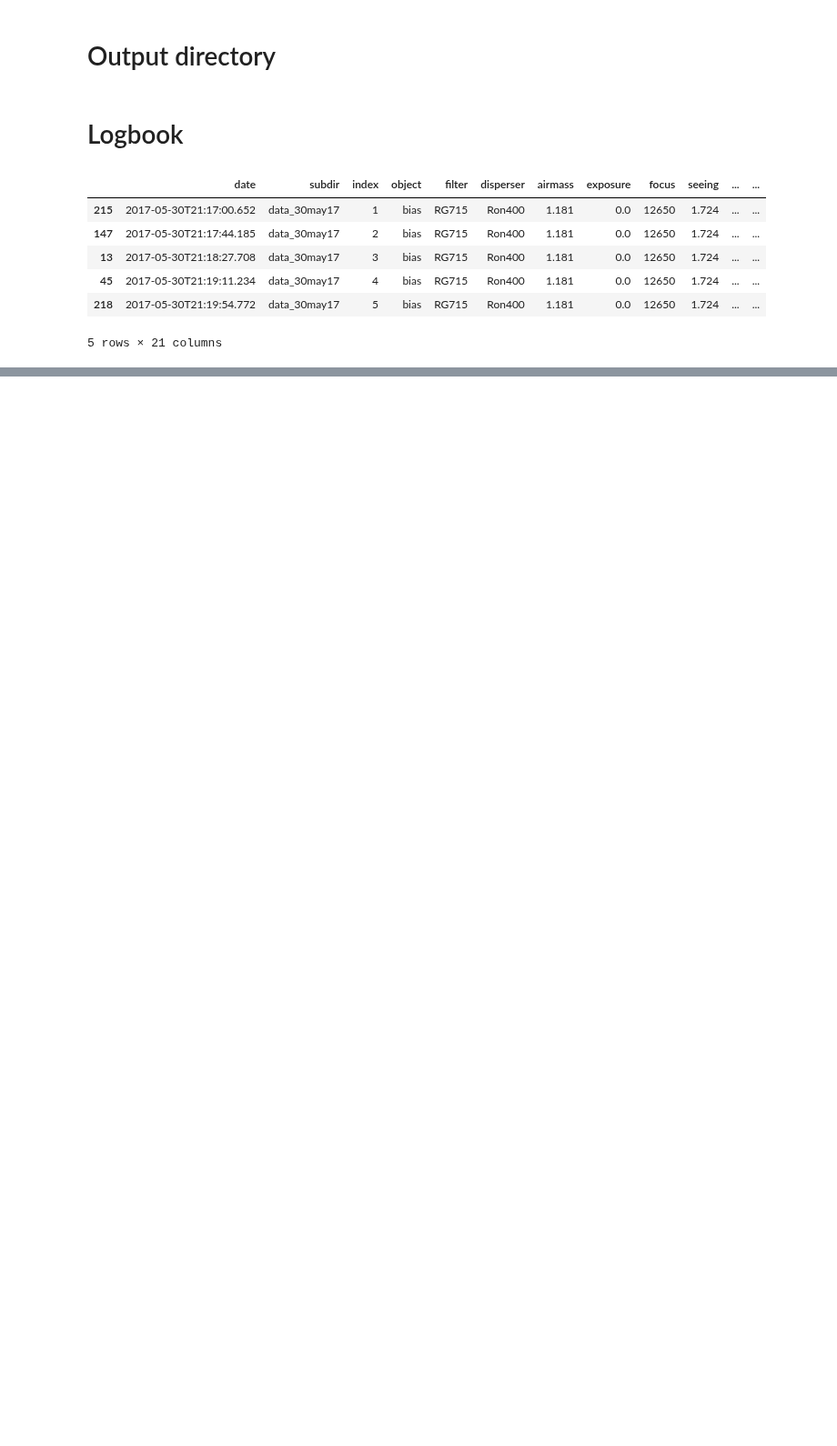
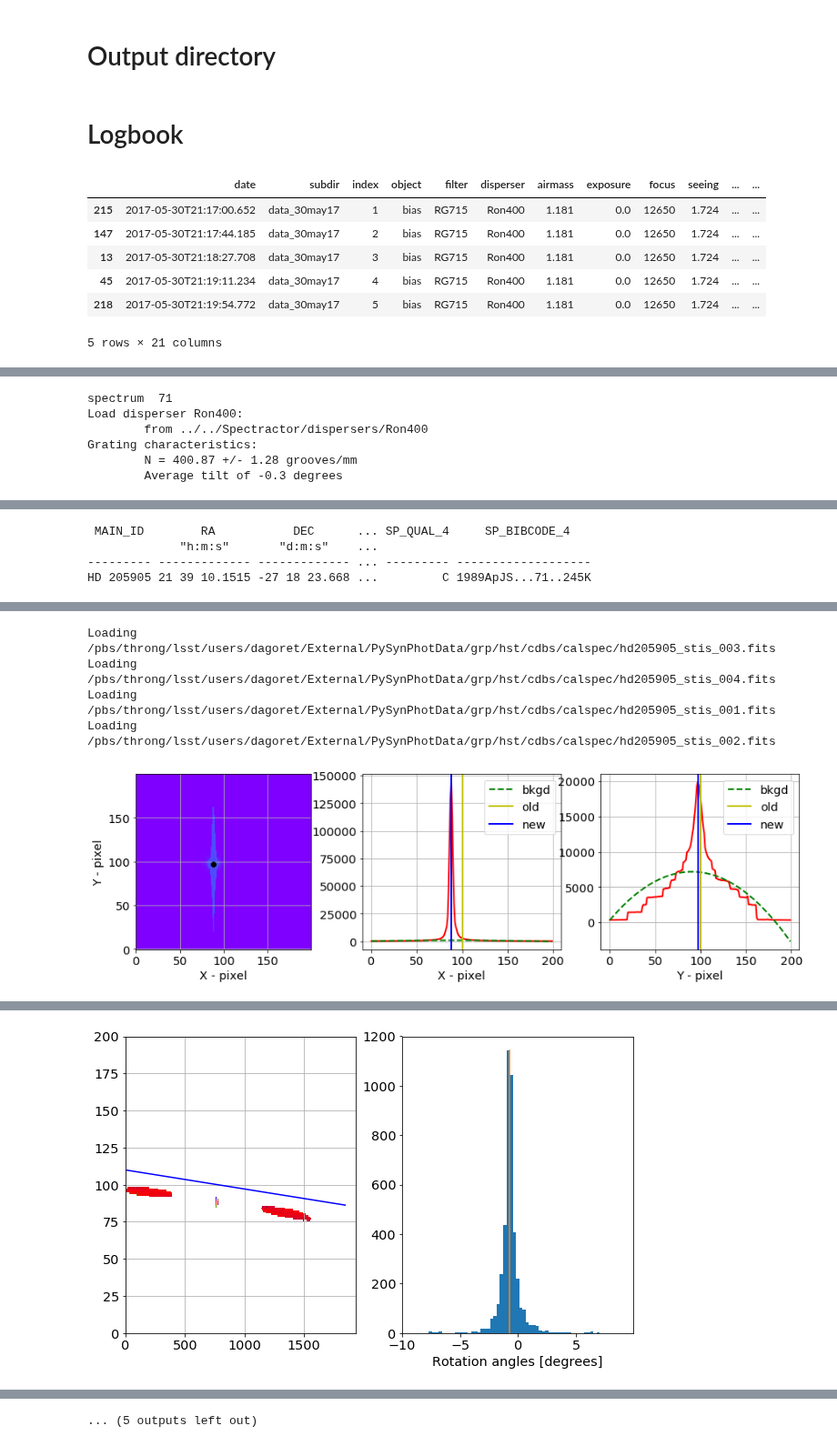
Before and after one commit to sylvielsstfr/SpectractorAnaAtm, a Jupyter notebook: ana_30may17/Run_Spectractor.ipynb, the cells around one changed output, grey strips where cells are left out. Shown at 91% size. Cells and saved outputs as stored; diff of their text form; code cells hidden in the pictures; blank space fills up the shorter version.

Commit message:
Problem with Spectractor

```diff
--- a/ana_30may17/Run_Spectractor.ipynb
+++ b/ana_30may17/Run_Spectractor.ipynb
@@ -68,6 +91,6 @@ subdir=os.path.basename(inputdir)
 # %%
 dir_top_images="images_notebooks/"+theNotebook ### Top directory to save images
 ensure_dir(dir_top_images) # create that directory
-outputdir="./cut_fitsimages"
-ensure_dir(outputdir)
+outputdir="./spectra"
+#ensure_dir(outputdir)
 # %%
@@ -164,0 +136,2 @@ See more at :ref:`Selection by Label <indexing.label>`
+# %%
+filex0y0dxdy=all_obs[['file','Obj-posXpix','Obj-posYpix','Dx','Dy']]
@@ -164,0 +151,7 @@ See more at :ref:`Selection by Label <indexing.label>`
+# %%
+for index, row in filex0y0dxdy.iterrows():
+    full_filename=os.path.join(inputdir,row['file'])
+    x0,y0=row['Obj-posXpix'], row['Obj-posYpix']
+    print 'spectrum ',index
+    Spectractor(full_filename,outputdir,[x0,y0],object_name)
+# %% [output]
@@ -164,0 +166,6 @@ See more at :ref:`Selection by Label <indexing.label>`
+spectrum  71
+Load disperser Ron400:
+        from ../../Spectractor/dispersers/Ron400
+Grating characteristics:
+        N = 400.87 +/- 1.28 grooves/mm
+        Average tilt of -0.3 degrees
@@ -164,0 +174,4 @@ See more at :ref:`Selection by Label <indexing.label>`
+ MAIN_ID        RA           DEC      ... SP_QUAL_4     SP_BIBCODE_4
+             "h:m:s"       "d:m:s"    ...
+--------- ------------- ------------- ... --------- -------------------
+HD 205905 21 39 10.1515 -27 18 23.668 ...         C 1989ApJS...71..245K
@@ -164,0 +180,5 @@ See more at :ref:`Selection by Label <indexing.label>`
+Loading /pbs/throng/lsst/users/dagoret/External/PySynPhotData/grp/hst/cdbs/calspec/hd205905_stis_003.fits
+Loading /pbs/throng/lsst/users/dagoret/External/PySynPhotData/grp/hst/cdbs/calspec/hd205905_stis_004.fits
+Loading /pbs/throng/lsst/users/dagoret/External/PySynPhotData/grp/hst/cdbs/calspec/hd205905_stis_001.fits
+Loading /pbs/throng/lsst/users/dagoret/External/PySynPhotData/grp/hst/cdbs/calspec/hd205905_stis_002.fits
+[figure, added]
@@ -164,0 +189 @@ See more at :ref:`Selection by Label <indexing.label>`
+[figure, added]
@@ -164,0 +195 @@ See more at :ref:`Selection by Label <indexing.label>`
+... (5 outputs left out)
```
Also changed, not shown: parts of 19 cells of this notebook.
